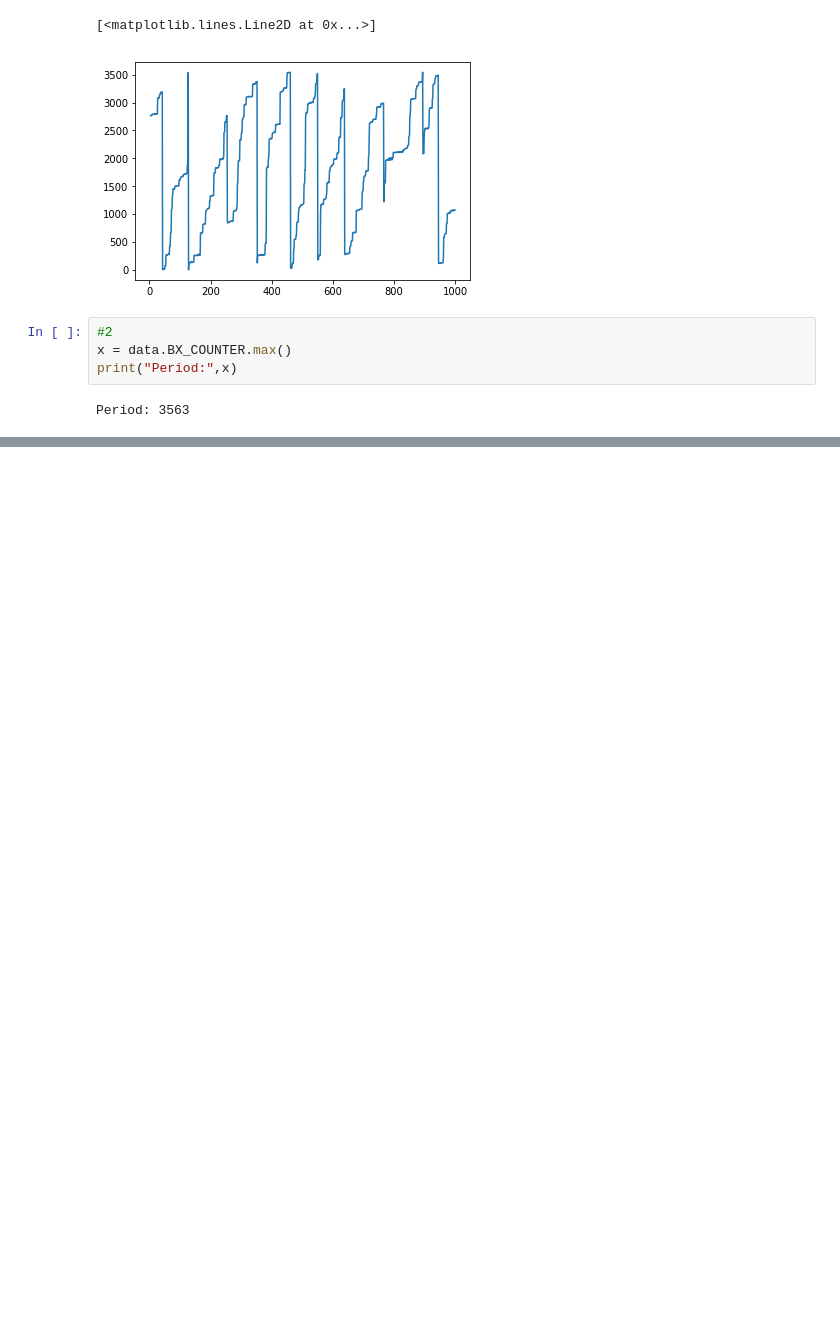
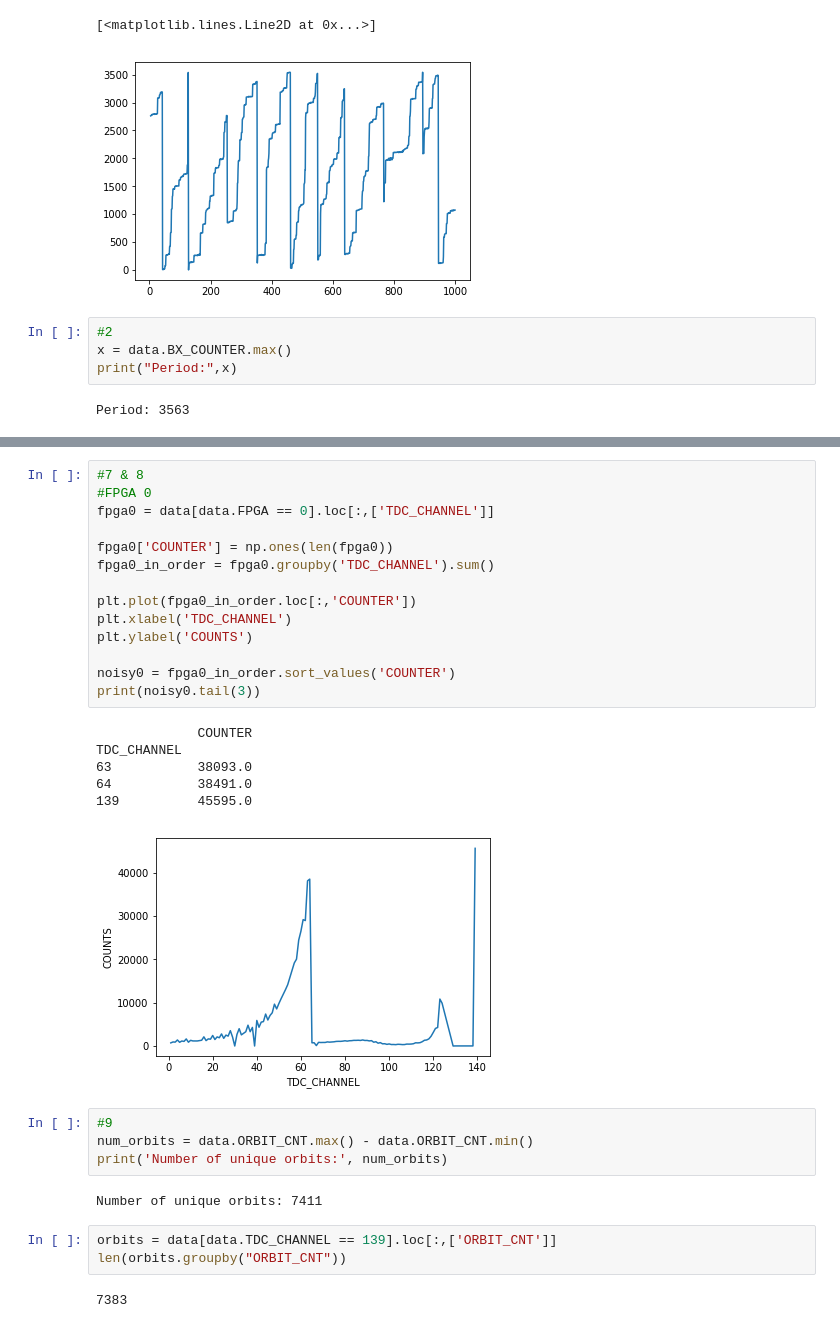
Before and after one commit to ceminente/LaboratoryOfComputationalPhysics, a Jupyter notebook: 05ex_Pandas.ipynb, the cells around one changed output, grey strips where cells are left out. Cells and saved outputs as stored; diff of their text form; blank space fills up the shorter version.

```diff
--- a/05ex_Pandas.ipynb
+++ b/05ex_Pandas.ipynb
@@ -75,0 +128,32 @@ print(time)
+# %%
+#7 & 8
+#FPGA 0
+fpga0 = data[data.FPGA == 0].loc[:,['TDC_CHANNEL']]
+
+fpga0['COUNTER'] = np.ones(len(fpga0))
+fpga0_in_order = fpga0.groupby('TDC_CHANNEL').sum()
+
+plt.plot(fpga0_in_order.loc[:,'COUNTER'])
+plt.xlabel('TDC_CHANNEL')
+plt.ylabel('COUNTS')
+
+noisy0 = fpga0_in_order.sort_values('COUNTER')
+print(noisy0.tail(3))
+# %% [output]
+             COUNTER
+TDC_CHANNEL
+63           38093.0
+64           38491.0
+139          45595.0
+[figure, added]
+# %%
+#9
+num_orbits = data.ORBIT_CNT.max() - data.ORBIT_CNT.min()
+print('Number of unique orbits:', num_orbits)
+# %% [output]
+Number of unique orbits: 7411
+# %%
+orbits = data[data.TDC_CHANNEL == 139].loc[:,['ORBIT_CNT']]
+len(orbits.groupby("ORBIT_CNT"))
+# %% [output]
+7383
```
Also changed, not shown: parts of 10 cells of this notebook, 3 other files.
